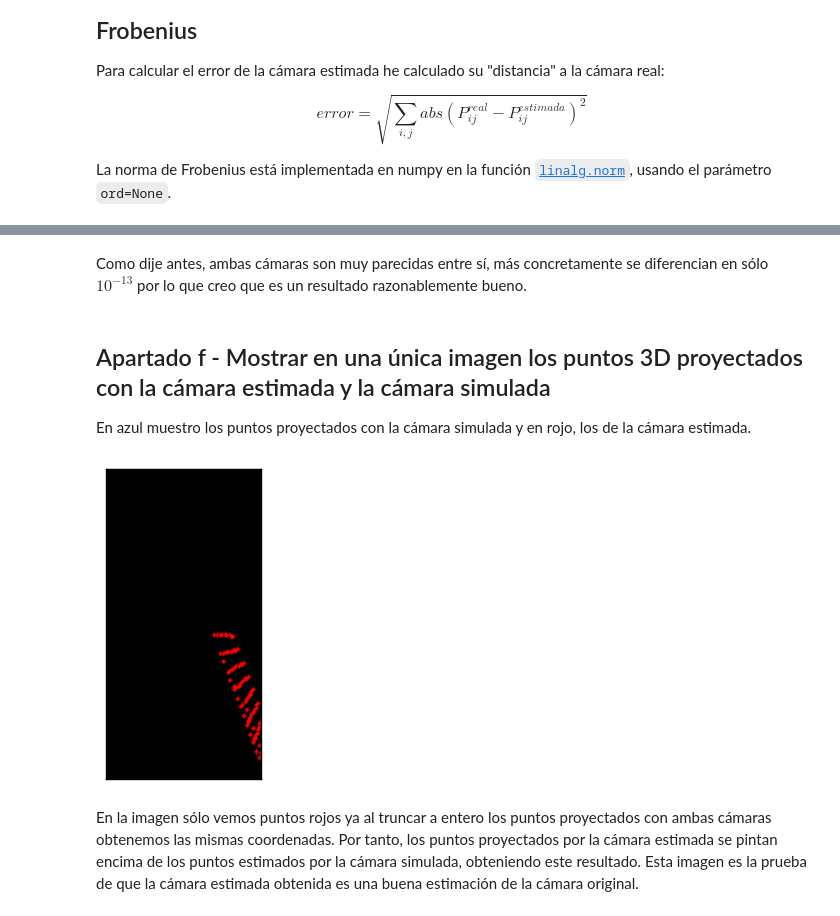
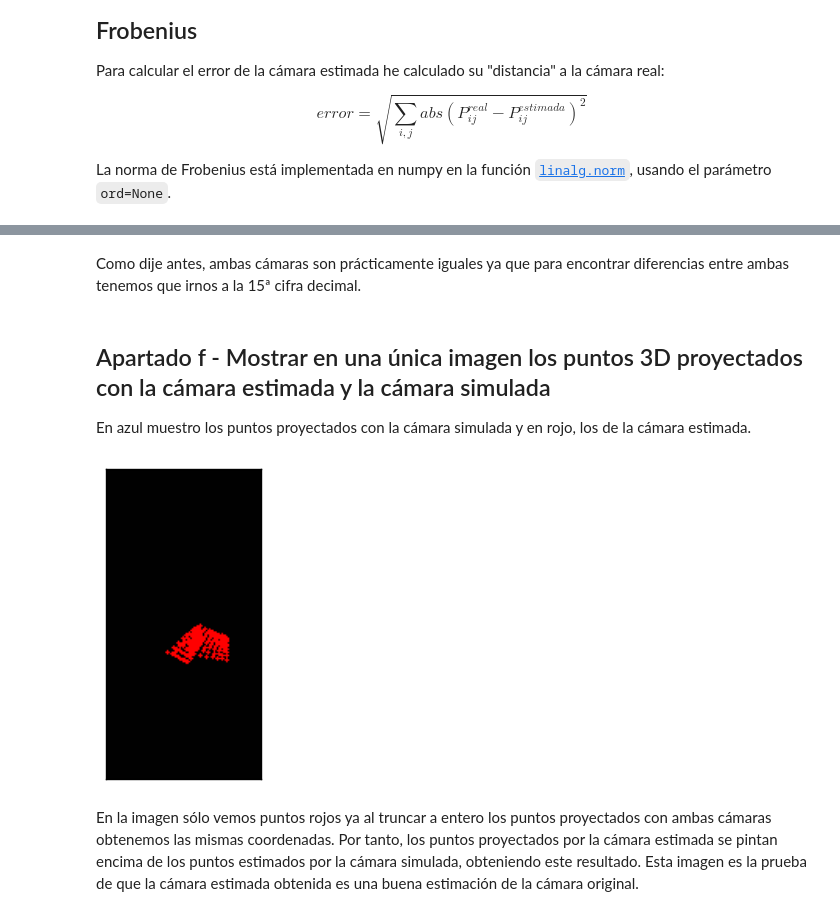
Before and after one commit to mgmacias95/Vision-por-Computador, a Jupyter notebook: P3/Visión por Computador - Práctica 3.ipynb, the cells around one changed output, grey strips where cells are left out. Cells and saved outputs as stored; diff of their text form; code cells hidden in the pictures.

```diff
--- a/P3/Visión por Computador - Práctica 3.ipynb
+++ b/P3/Visión por Computador - Práctica 3.ipynb
@@ -284,5 +284,5 @@ Error en la estimación de P:  3.49448830069e-13
-# %% [markdown]
-Como dije antes, ambas cámaras son muy parecidas entre sí, más concretamente se diferencian en sólo $10^{-13}$ por lo que creo que es un resultado razonablemente bueno.
+# %% [markdown]
+Como dije antes, ambas cámaras son prácticamente iguales ya que para encontrar diferencias entre ambas tenemos que irnos a la 15ª cifra decimal.
 # %% [markdown]
 ## Apartado f - Mostrar en una única imagen los puntos 3D proyectados con la cámara estimada y la cámara simulada
 
@@ -290,20 +290,20 @@ En azul muestro los puntos proyectados con la cámara simulada y en rojo, los de
 # %%
 # Función para pintar los puntos proyectados por la cámara real y la estimada
 def draw_points(real_points, estimated_points):
     # creamos una imagen vacía
     img = np.ones(shape=(200,100,3), dtype=np.uint8)
-    rp = np.array(150*real_points, dtype=np.int32)
-    ep = np.array(150*estimated_points, dtype=np.int32)
+    rp = np.array(100*real_points, dtype=np.int32)
+    ep = np.array(100*estimated_points, dtype=np.int32)
     # pintamos los distintos puntos
     for i in range(real_points.shape[0]):
         cv2.circle(img=img, radius= 1, center=(rp[i,0], rp[i,1]), \
                    color=(255,0,0), thickness=-1)
         cv2.circle(img=img, radius=1, center=(ep[i, 0], ep[i, 1]), \
                    color=(0, 0, 255), thickness=-1)
     mostrar(img)
 
 draw_points(real_points=c, estimated_points=proyecta_puntos_en_plano(camara=dlt,puntos=p))
 # %% [output]
-[figure, old version]
+[figure, new version]
 # %% [markdown]
 En la imagen sólo vemos puntos rojos ya al truncar a entero los puntos proyectados con ambas cámaras obtenemos las mismas coordenadas. Por tanto, los puntos proyectados por la cámara estimada se pintan encima de los puntos estimados por la cámara simulada, obteniendo este resultado. Esta imagen es la prueba de que la cámara estimada obtenida es una buena estimación de la cámara original.
```
Also changed, not shown: parts of 15 cells of this notebook, 1 other file.
